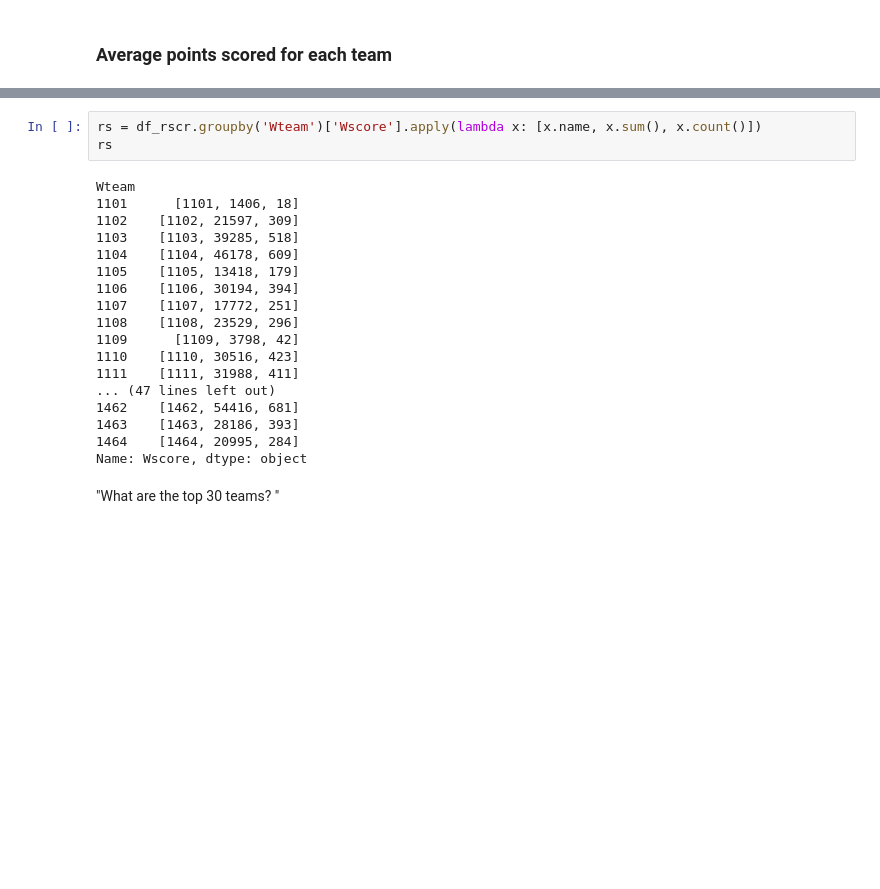
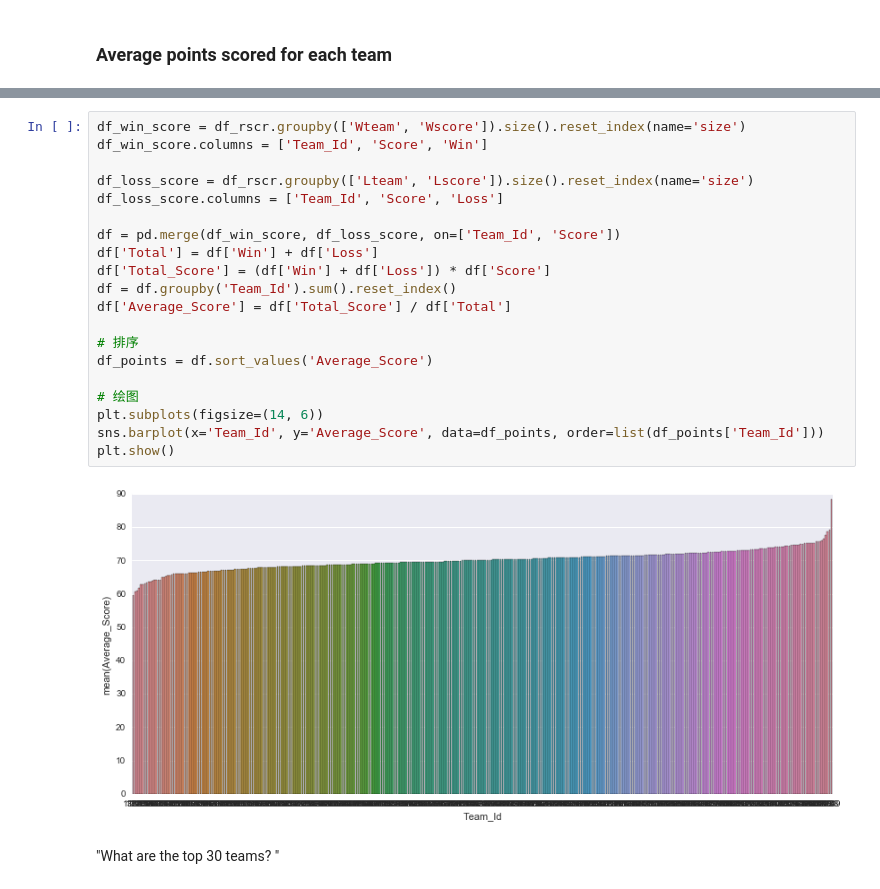
Before and after one commit to coder-ss/ml-learn, a Jupyter notebook: kaggle/MMLM2017/explore.ipynb, the cells around one changed output, grey strips where cells are left out. Saved outputs shown, nothing was run; the diff lists cells and outputs as text; blank space fills up the shorter version.

```diff
--- a/kaggle/MMLM2017/explore.ipynb
+++ b/kaggle/MMLM2017/explore.ipynb
@@ -183,24 +183,25 @@ plt.show()
-# %%
-rs = df_rscr.groupby('Wteam')['Wscore'].apply(lambda x: [x.name, x.sum(), x.count()])
-rs
-# %% [output]
-Wteam
-1101      [1101, 1406, 18]
-1102    [1102, 21597, 309]
-1103    [1103, 39285, 518]
-1104    [1104, 46178, 609]
-1105    [1105, 13418, 179]
-1106    [1106, 30194, 394]
-1107    [1107, 17772, 251]
-1108    [1108, 23529, 296]
-1109      [1109, 3798, 42]
-1110    [1110, 30516, 423]
-1111    [1111, 31988, 411]
-... (47 lines left out)
-1462    [1462, 54416, 681]
-1463    [1463, 28186, 393]
-1464    [1464, 20995, 284]
-Name: Wscore, dtype: object
+# %%
+df_win_score = df_rscr.groupby(['Wteam', 'Wscore']).size().reset_index(name='size')
+df_win_score.columns = ['Team_Id', 'Score', 'Win']
+
+df_loss_score = df_rscr.groupby(['Lteam', 'Lscore']).size().reset_index(name='size')
+df_loss_score.columns = ['Team_Id', 'Score', 'Loss']
+
+df = pd.merge(df_win_score, df_loss_score, on=['Team_Id', 'Score'])
+df['Total'] = df['Win'] + df['Loss']
+df['Total_Score'] = (df['Win'] + df['Loss']) * df['Score']
+df = df.groupby('Team_Id').sum().reset_index()
+df['Average_Score'] = df['Total_Score'] / df['Total']
+
+# 排序
+df_points = df.sort_values('Average_Score')
+
+# 绘图
+plt.subplots(figsize=(14, 6))
+sns.barplot(x='Team_Id', y='Average_Score', data=df_points, order=list(df_points['Team_Id']))
+plt.show()
+# %% [output]
+[figure, added]
 # %% [markdown]
 "What are the top 30 teams? "
 # %%
```
Also changed, not shown: parts of 5 cells of this notebook, 3 other files.
